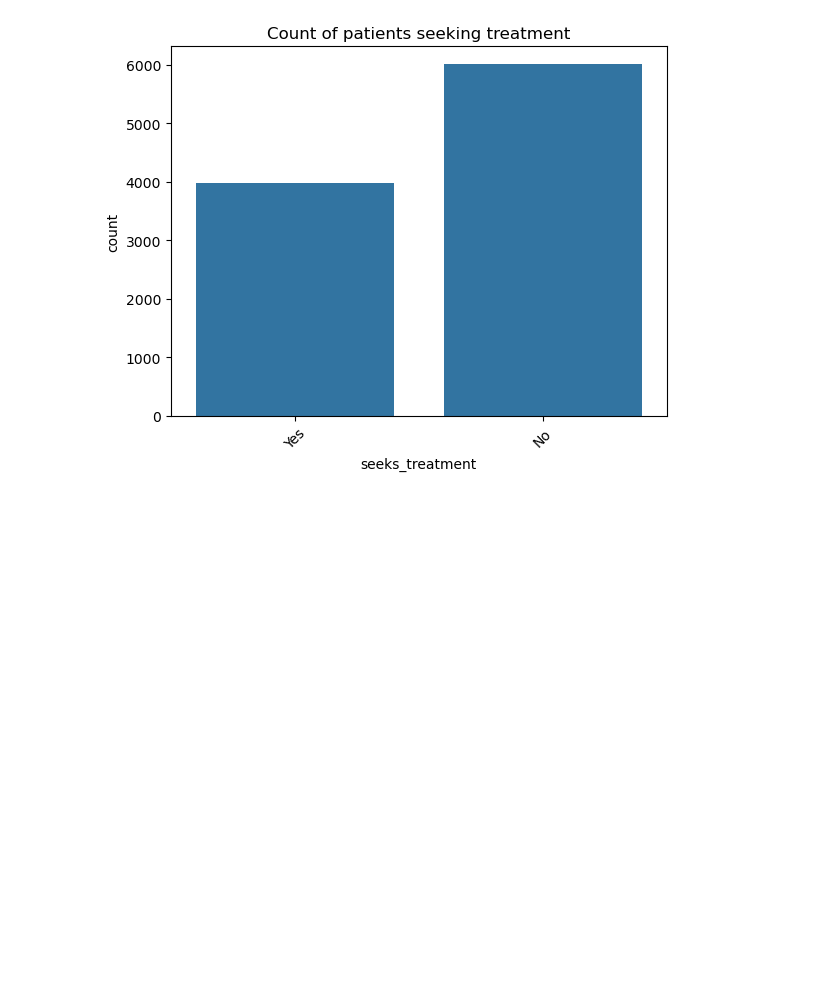
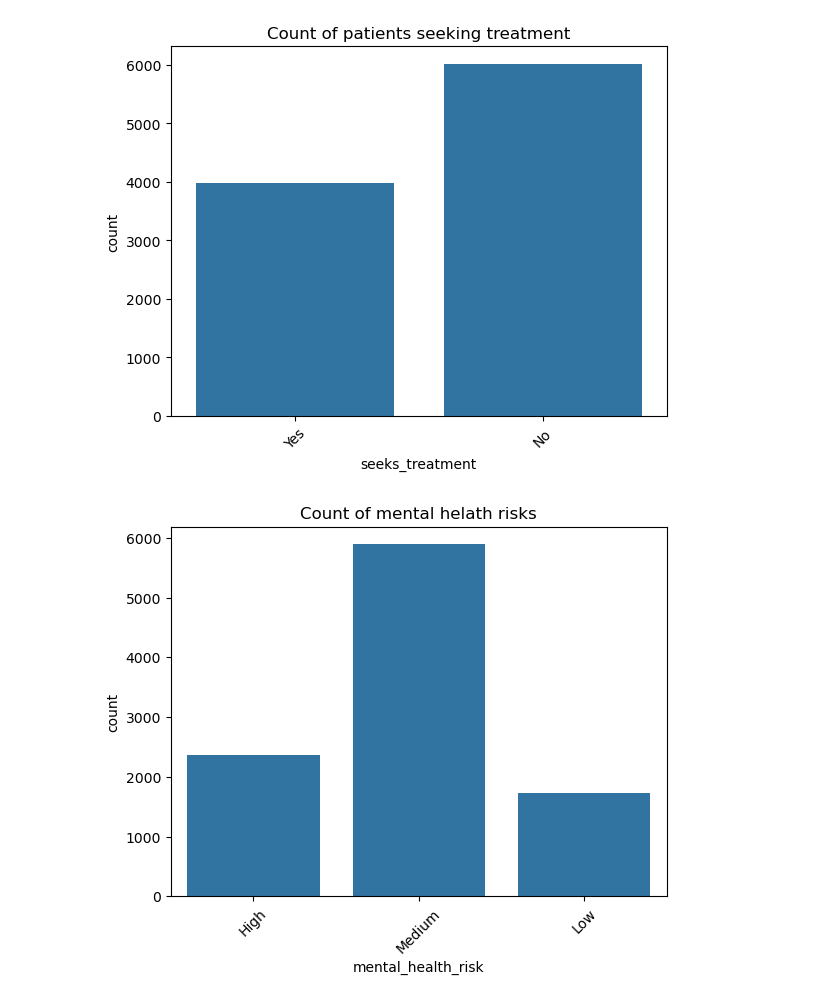
Before and after one commit to kxrrym03/Mental-Health-Analysis, a Jupyter notebook: Mental Health Analysis.ipynb, the cells around one changed output. Drawn from its saved outputs; the diff is of its cells as text; code cells hidden in the pictures; blank space fills up the shorter version.

```diff
--- a/Mental Health Analysis.ipynb
+++ b/Mental Health Analysis.ipynb
@@ -127,4 +127,7 @@ plt.show()
 # %%
 sns.countplot(data=df, x='mental_health_risk')
 plt.title('Count of mental helath risks')
-plt.xticks(rotation
+plt.xticks(rotation=45)
+plt.show()
+# %% [output]
+[figure, added]
```
